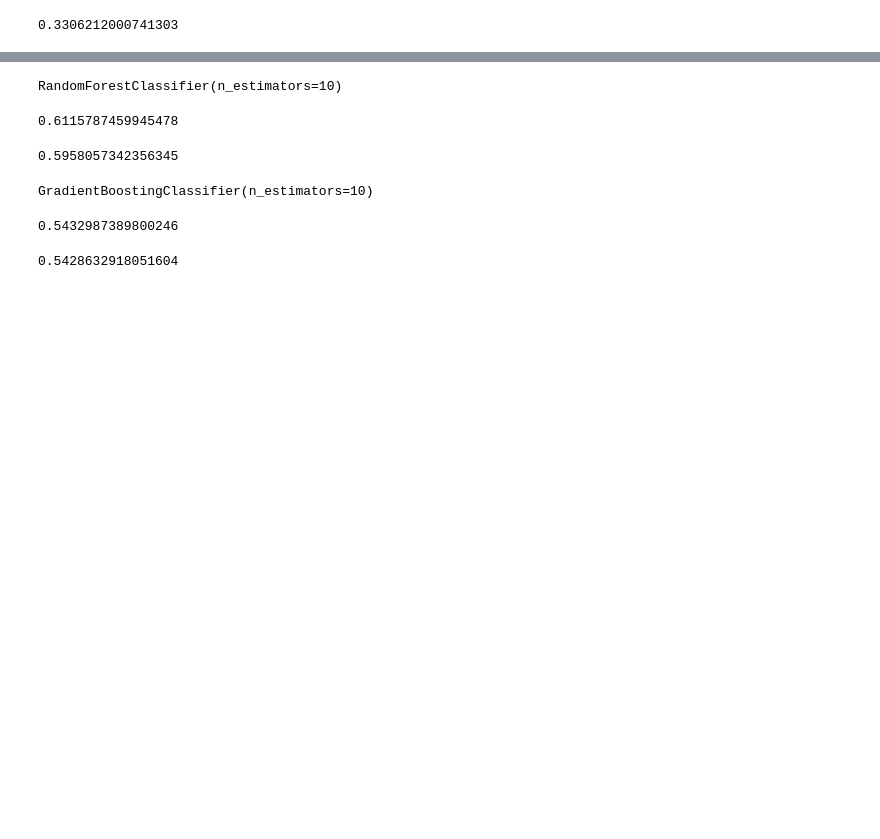
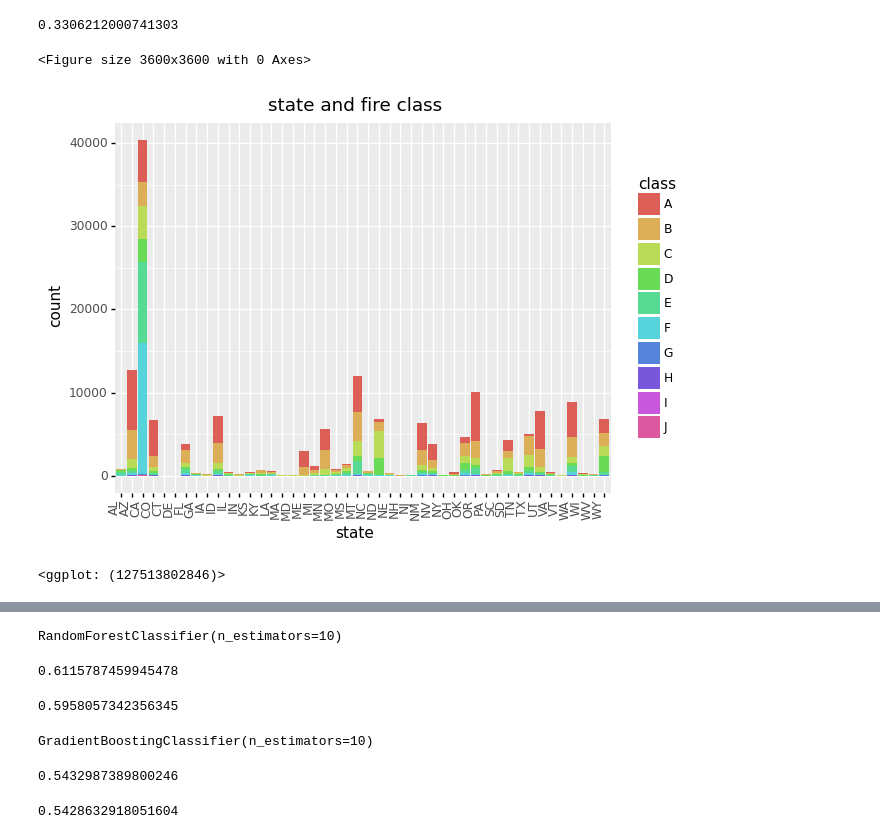
Before and after one commit to HOWBZR/Fire_Repo, a Jupyter notebook: eda.ipynb, the cells around one changed output, grey strips where cells are left out. Saved outputs shown, nothing was run; the diff lists cells and outputs as text; code cells hidden in the pictures; blank space fills up the shorter version.

```diff
--- a/eda.ipynb
+++ b/eda.ipynb
@@ -80,6 +94,13 @@ baseline = 55304/167273
 baseline
 # %% [output]
 0.3306212000741303
+# %%
+plt.figure(figsize = (50, 50))
+ggplot(aes(x = 'state', fill = 'class'), data = df2) + geom_bar() + theme(axis_text_x  = element_text(angle = 90, hjust = 1))+ ggtitle('state and fire class')
+# %% [output]
+<Figure size 3600x3600 with 0 Axes>
+[figure, added]
+<ggplot: (127513802846)>
 # %%
 plt.figure(figsize = (50, 50))
 ggplot(aes(x = 'state', fill = 'class'), data = df2) + geom_bar()
```
Also changed, not shown: parts of 8 cells of this notebook, 2 other files.
